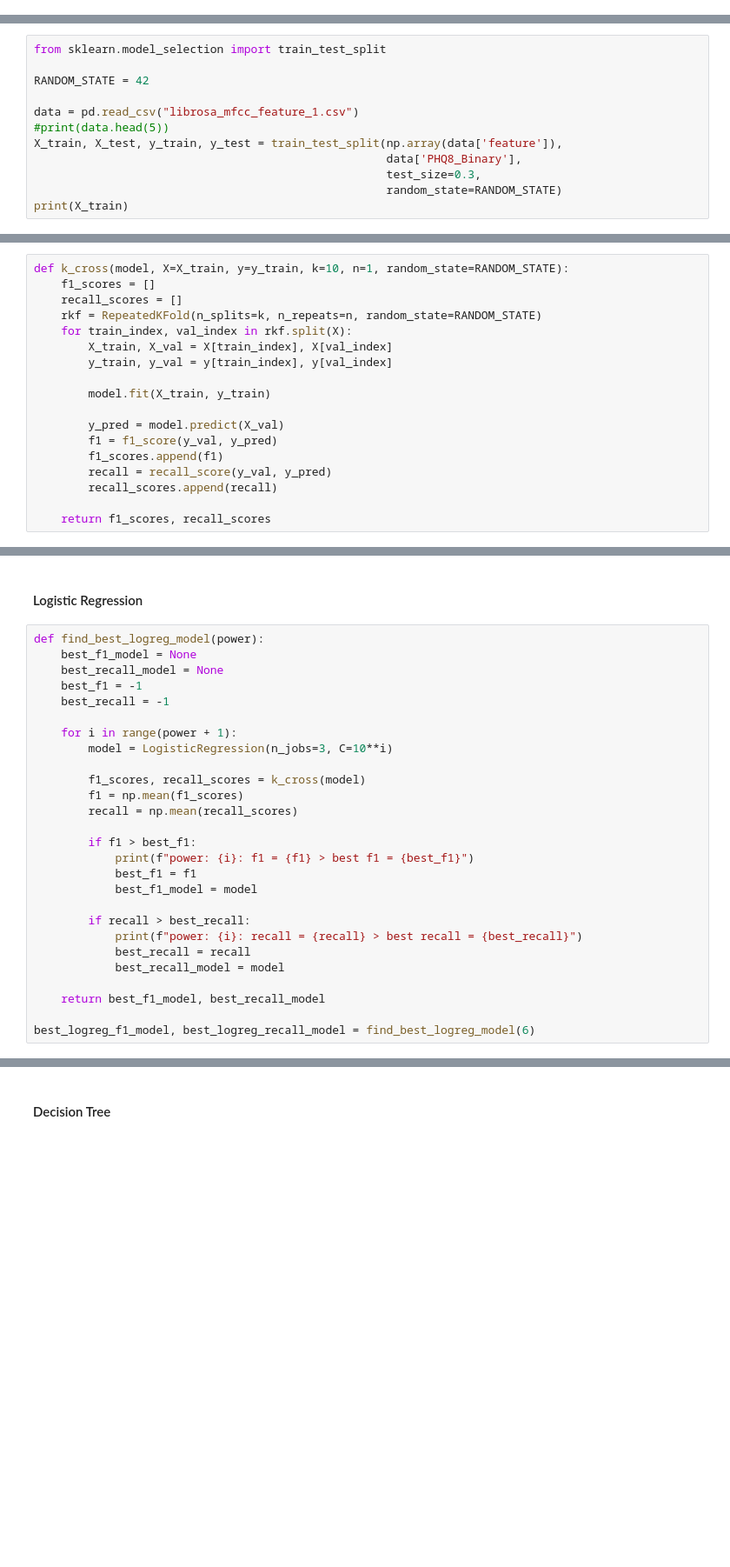
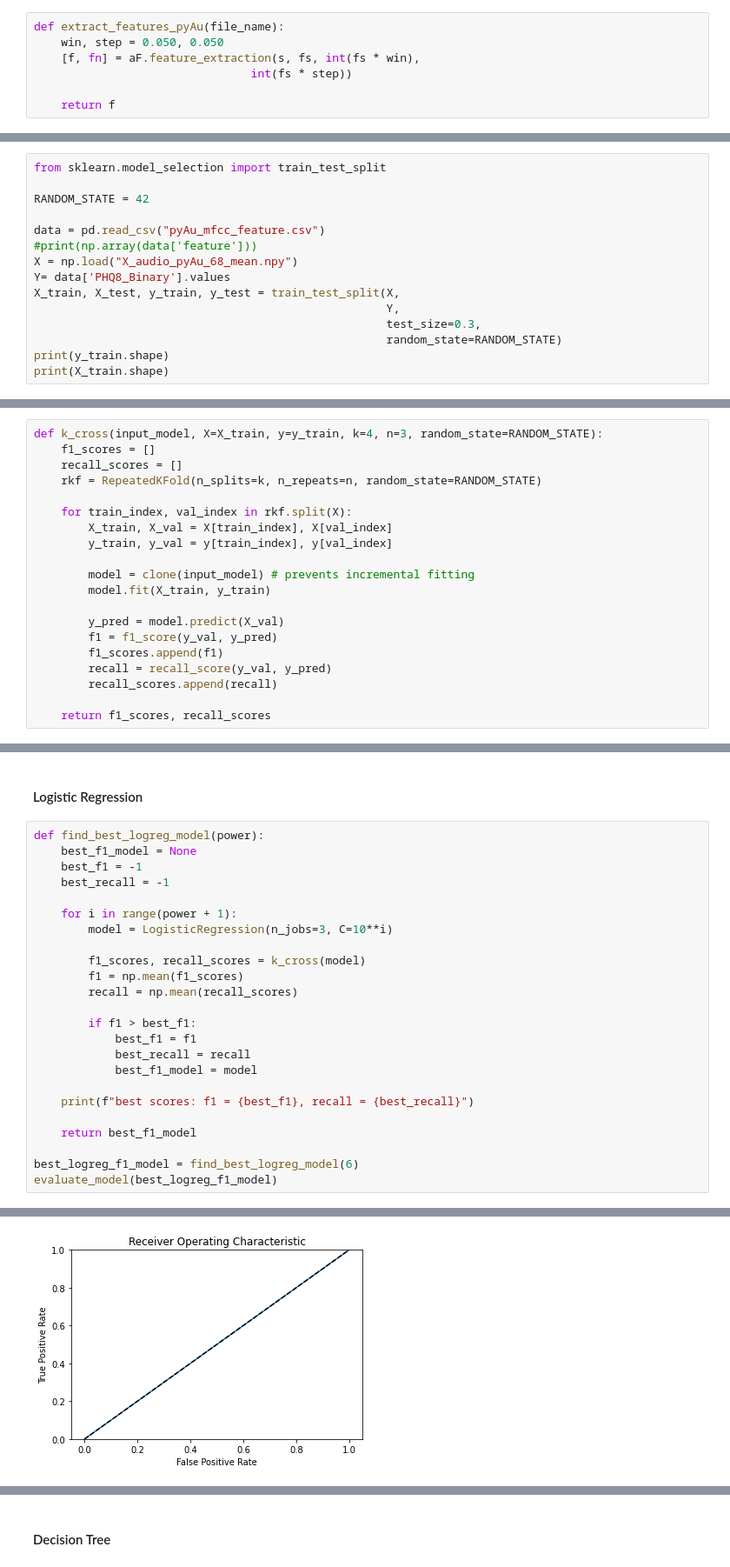
Before and after one commit to derong97/automatic-depression-detector, a Jupyter notebook: models/audio/pyAudioA_features.ipynb, the cells around one changed output, grey strips where cells are left out. Shown at 87% size. Saved outputs shown, nothing was run; the diff lists cells and outputs as text; blank space fills up the shorter version.

```diff
--- a/models/audio/pyAudioA_features.ipynb
+++ b/models/audio/pyAudioA_features.ipynb
@@ -36,3 +34,10 @@ def extract_features_librosa(file_name):
+# %%
+def extract_features_pyAu(file_name):
+    win, step = 0.050, 0.050
+    [f, fn] = aF.feature_extraction(s, fs, int(fs * win),
+                                int(fs * step))
+
+    return f
 # %%
 # Read Data
 df = pd.read_csv("D:/SUTD/ISTD/Term 6/cds/Project/FULL DATASET_edited.csv")
@@ -66,11 +101,14 @@ from sklearn.model_selection import train_test_split
 
 RANDOM_STATE = 42
 
-data = pd.read_csv("librosa_mfcc_feature_1.csv")
-#print(data.head(5))
-X_train, X_test, y_train, y_test = train_test_split(np.array(data['feature']),
-                                                    data['PHQ8_Binary'],
+data = pd.read_csv("pyAu_mfcc_feature.csv")
+#print(np.array(data['feature']))
+X = np.load("X_audio_pyAu_68_mean.npy")
+Y= data['PHQ8_Binary'].values
+X_train, X_test, y_train, y_test = train_test_split(X,
+                                                    Y,
                                                     test_size=0.3,
                                                     random_state=RANDOM_STATE)
-print(X_train)
+print(y_train.shape)
+print(X_train.shape)
 # %% [output]
@@ -127,14 +150,16 @@ def evaluate_model(model):
 # %% [markdown]
 #### K cross
 # %%
-def k_cross(model, X=X_train, y=y_train, k=10, n=1, random_state=RANDOM_STATE):
+def k_cross(input_model, X=X_train, y=y_train, k=4, n=3, random_state=RANDOM_STATE):
     f1_scores = []
     recall_scores = []
     rkf = RepeatedKFold(n_splits=k, n_repeats=n, random_state=RANDOM_STATE)
+
     for train_index, val_index in rkf.split(X):
         X_train, X_val = X[train_index], X[val_index]
         y_train, y_val = y[train_index], y[val_index]
 
+        model = clone(input_model) # prevents incremental fitting
         model.fit(X_train, y_train)
 
         y_pred = model.predict(X_val)
@@ -151,7 +176,6 @@ def k_cross(model, X=X_train, y=y_train, k=10, n=1, random_state=RANDOM_STATE):
 # %%
 def find_best_logreg_model(power):
     best_f1_model = None
-    best_recall_model = None
     best_f1 = -1
     best_recall = -1
 
@@ -163,16 +187,14 @@ def find_best_logreg_model(power):
         recall = np.mean(recall_scores)
 
         if f1 > best_f1:
-            print(f"power: {i}: f1 = {f1} > best f1 = {best_f1}")
             best_f1 = f1
+            best_recall = recall
             best_f1_model = model
 
-        if recall > best_recall:
-            print(f"power: {i}: recall = {recall} > best recall = {best_recall}")
-            best_recall = recall
-            best_recall_model = model
+    print(f"best scores: f1 = {best_f1}, recall = {best_recall}")
 
-    return best_f1_model, best_recall_model
+    return best_f1_model
 
-best_logreg_f1_model, best_logreg_recall_model = find_best_logreg_model(6)
+best_logreg_f1_model = find_best_logreg_model(6)
+evaluate_model(best_logreg_f1_model)
 # %% [output]
@@ -179,0 +220 @@ KeyError: 'Passing list-likes to .loc or [] with any missing labels is no longer
+[figure, added]
```
Also changed, not shown: parts of 15 cells of this notebook, 3 other files.
